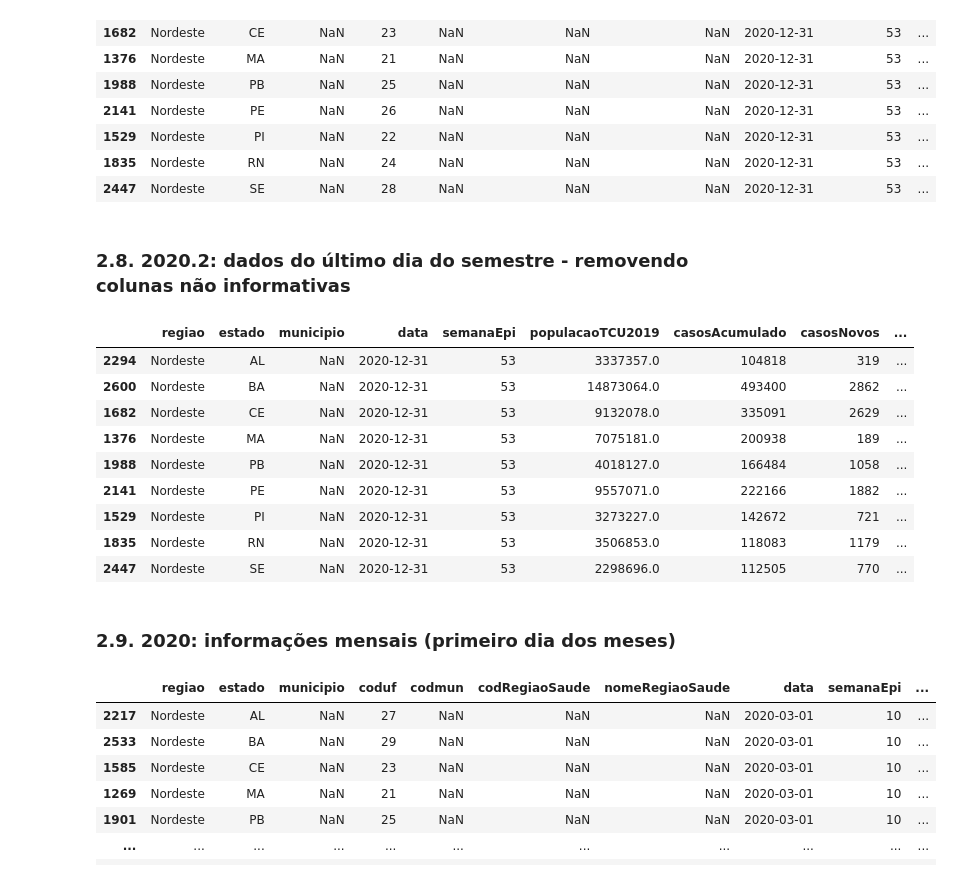
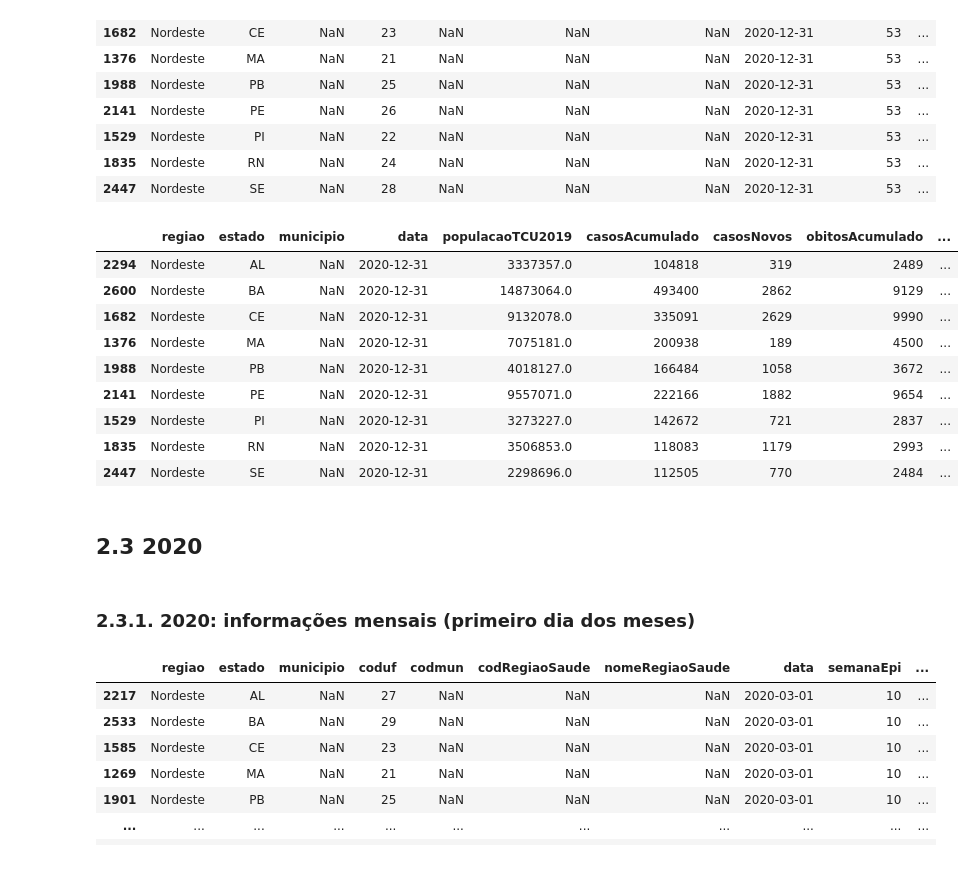
Before and after one commit to CarolLuz/analise_covid, a Jupyter notebook: analise_covid_2020.ipynb, the cells around one changed output. Cells and saved outputs as stored; diff of their text form; code cells hidden in the pictures.

```diff
--- a/analise_covid_2020.ipynb
+++ b/analise_covid_2020.ipynb
@@ -242,24 +244,32 @@ b2020_2_ultimo_dia
 | 1529 | Nordeste | PI | NaN | 22 | NaN | NaN | NaN | 2020-12-31 | 53 | ... |
 | 1835 | Nordeste | RN | NaN | 24 | NaN | NaN | NaN | 2020-12-31 | 53 | ... |
 | 2447 | Nordeste | SE | NaN | 28 | NaN | NaN | NaN | 2020-12-31 | 53 | ... |
-# %% [markdown]
-### 2.8. 2020.2: dados do último dia do semestre - removendo colunas não informativas
 # %%
-b2020_2_ultimo_dia = b2020_2_ultimo_dia.drop(columns=['coduf', 'codmun', 'codRegiaoSaude', 'nomeRegiaoSaude', 'Recuperadosnovos', 'emAcompanhamentoNovos', 'interior/metropolitana'])
+b2020_2_ultimo_dia = b2020_2_ultimo_dia.drop(columns=[
+    'coduf',
+    'codmun',
+    'codRegiaoSaude',
+    'nomeRegiaoSaude',
+    'Recuperadosnovos',
+    'emAcompanhamentoNovos',
+    'interior/metropolitana',
+    'semanaEpi'])
 b2020_2_ultimo_dia
 # %% [output]
-|  | regiao | estado | municipio | data | semanaEpi | populacaoTCU2019 | casosAcumulado | casosNovos | ... |
-| 2294 | Nordeste | AL | NaN | 2020-12-31 | 53 | 3337357.0 | 104818 | 319 | ... |
-| 2600 | Nordeste | BA | NaN | 2020-12-31 | 53 | 14873064.0 | 493400 | 2862 | ... |
-| 1682 | Nordeste | CE | NaN | 2020-12-31 | 53 | 9132078.0 | 335091 | 2629 | ... |
-| 1376 | Nordeste | MA | NaN | 2020-12-31 | 53 | 7075181.0 | 200938 | 189 | ... |
-| 1988 | Nordeste | PB | NaN | 2020-12-31 | 53 | 4018127.0 | 166484 | 1058 | ... |
-| 2141 | Nordeste | PE | NaN | 2020-12-31 | 53 | 9557071.0 | 222166 | 1882 | ... |
-| 1529 | Nordeste | PI | NaN | 2020-12-31 | 53 | 3273227.0 | 142672 | 721 | ... |
-| 1835 | Nordeste | RN | NaN | 2020-12-31 | 53 | 3506853.0 | 118083 | 1179 | ... |
-| 2447 | Nordeste | SE | NaN | 2020-12-31 | 53 | 2298696.0 | 112505 | 770 | ... |
+|  | regiao | estado | municipio | data | populacaoTCU2019 | casosAcumulado | casosNovos | obitosAcumulado | ... |
+| 2294 | Nordeste | AL | NaN | 2020-12-31 | 3337357.0 | 104818 | 319 | 2489 | ... |
+| 2600 | Nordeste | BA | NaN | 2020-12-31 | 14873064.0 | 493400 | 2862 | 9129 | ... |
+| 1682 | Nordeste | CE | NaN | 2020-12-31 | 9132078.0 | 335091 | 2629 | 9990 | ... |
+| 1376 | Nordeste | MA | NaN | 2020-12-31 | 7075181.0 | 200938 | 189 | 4500 | ... |
+| 1988 | Nordeste | PB | NaN | 2020-12-31 | 4018127.0 | 166484 | 1058 | 3672 | ... |
+| 2141 | Nordeste | PE | NaN | 2020-12-31 | 9557071.0 | 222166 | 1882 | 9654 | ... |
+| 1529 | Nordeste | PI | NaN | 2020-12-31 | 3273227.0 | 142672 | 721 | 2837 | ... |
+| 1835 | Nordeste | RN | NaN | 2020-12-31 | 3506853.0 | 118083 | 1179 | 2993 | ... |
+| 2447 | Nordeste | SE | NaN | 2020-12-31 | 2298696.0 | 112505 | 770 | 2484 | ... |
+# %% [markdown]
+## 2.3 2020
 # %% [markdown]
-### 2.9. 2020: informações mensais (primeiro dia dos meses)
+### 2.3.1. 2020: informações mensais (primeiro dia dos meses)
 # %%
 jan = b2020_1.loc[b2020_1['data']=='2020-01-01']
 jan = jan.loc[jan['codmun'].isna()].sort_values(by='estado')
```
Also changed, not shown: parts of 107 cells of this notebook, 2 other files.
